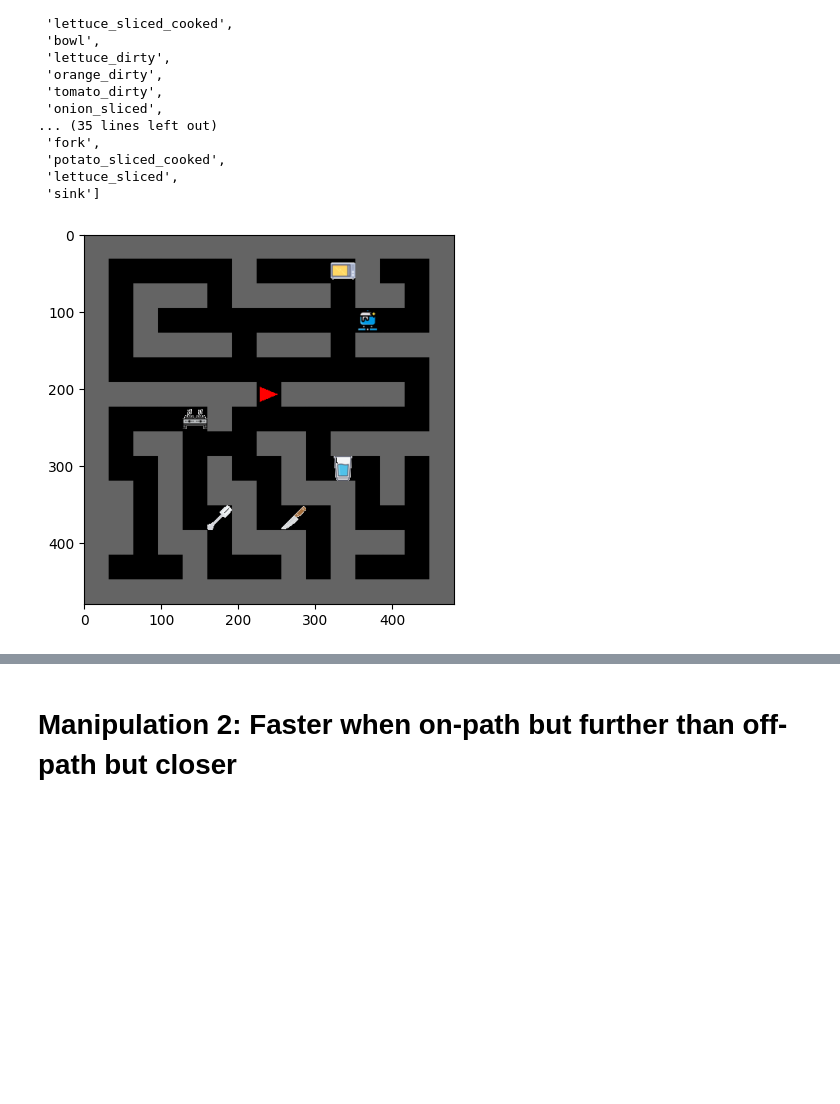
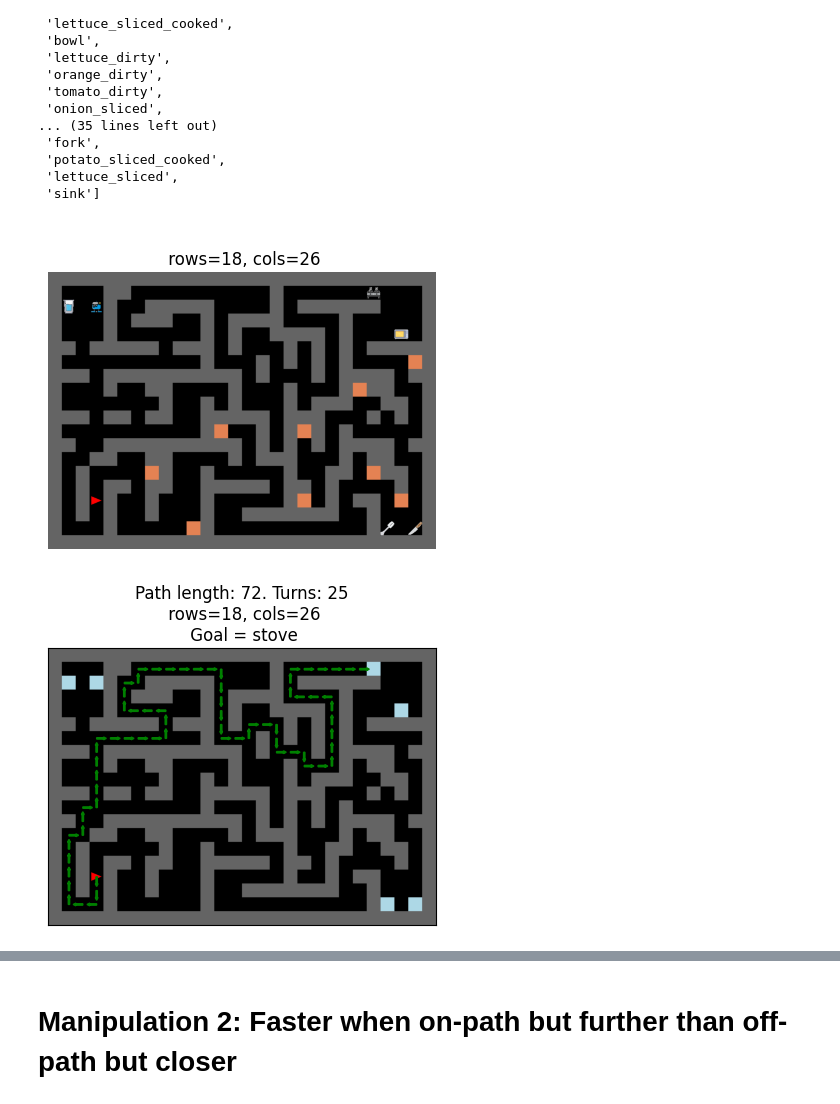
Before and after one commit to wcarvalho/human-dyna-web, a Jupyter notebook: housemaze-mazes.ipynb, the cells around one changed output, grey strips where cells are left out. Drawn from its saved outputs; the diff is of its cells as text; code cells hidden in the pictures; blank space fills up the shorter version.

Commit message:
many changes. improved instructions. don't show success at eval. added timer. added hidden objects.

```diff
--- a/housemaze-mazes.ipynb
+++ b/housemaze-mazes.ipynb
@@ -84,25 +81,48 @@ image_dict['keys']
  'lettuce_sliced',
  'sink']
 # %%
-def render_maze(maze_str):
+def render_maze(maze_str, include_objects=True):
     level_init = utils.from_str(maze_str, char2key)
-    image = renderer.create_image_from_grid(*level_init, image_dict)
-    plt.imshow(image)
-    plt.show()
+    image = renderer.create_image_from_grid(
+        *level_init, image_dict,
+        include_objects=include_objects,
+        spawn_locs=utils.from_str_spawning(maze_str)
+    )
+    fig, ax = plt.subplots(1, figsize=(5, 5))
+    ax.imshow(image)
+    grid = level_init[0]
+    title = f"\n rows={grid.shape[0]}, cols={grid.shape[1]}"
+    ax.set_title(title)
+    ax.axis('off')
+    ax.set_xticks([])
+    ax.set_yticks([])
 
-def render_path(maze_str, goal):
+def render_path(maze_str, goal, ax=None, rng=None, include_objects=False, include_spawn=True):
     level_init = utils.from_str(maze_str, char2key)
-    image = renderer.create_image_from_grid(*level_init, image_dict)
-    path = utils.find_optimal_path(level_init[0], level_init[1], np.array([goal]))
-    print(f"Path length: {len(path)}")
+    image = renderer.create_image_from_grid(
+        *level_init, image_dict,
+        include_objects=include_objects,
+        spawn_locs=utils.from_str_spawning(maze_str) if include_spawn else None)
+    grid = level_init[0]
+    path = utils.find_optimal_path(grid, level_init[1], np.array([goal]), rng=rng)
     actions = utils.actions_from_path(path)
-    renderer.place_arrows_on_image(image, path, actions, *level_init[0].shape[:2])
-    plt.show()
+    changes = utils.count_action_changes(actions[:-1])
 
-render_maze(mazes.maze0)
+    if ax is None:
+        fig, ax = plt.subplots(1, figsize=(5, 5))
+    title = f"Path length: {len(path)}. Turns: {sum(changes)}"
+    title += f"\n rows={grid.shape[0]}, cols={grid.shape[1]}"
+    title += f"\n Goal = {image_dict['keys'][goal]}"
+    ax.set_title(title)
+    renderer.place_arrows_on_image(image, path, actions, *level_init[0].shape[:2], ax=ax)
+
+render_maze(mazes.big_m3_maze1)
+render_path(mazes.big_m3_maze1, goal=task_objects[1], include_objects=False, include_spawn=False)
+
 # render_maze(mazes.maze1)
 # render_maze(mazes.maze2)
 # render_maze(mazes.maze3)
 # render_maze(mazes.maze4)
 # %% [output]
-[figure, old version]
+[figure, new version]
+[figure, added]
```
Also changed, not shown: parts of 13 cells of this notebook, 3 other files.
